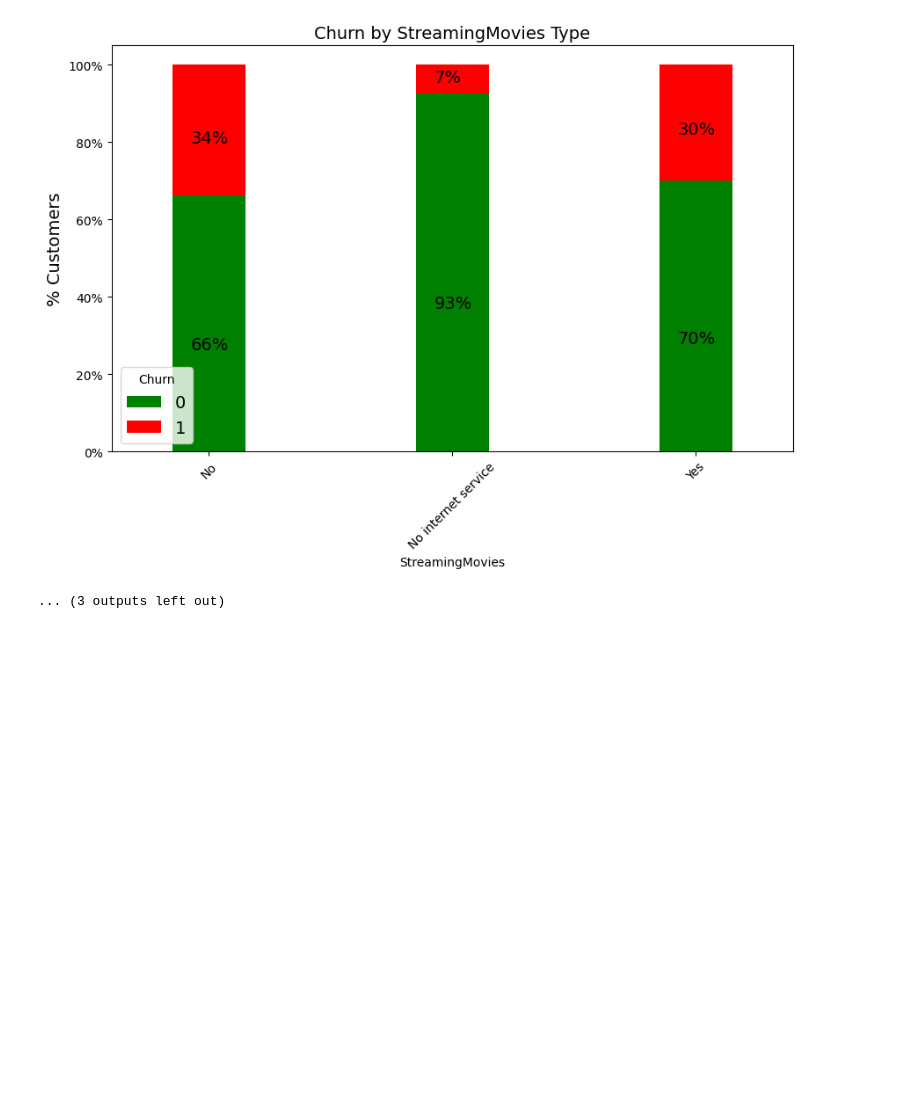
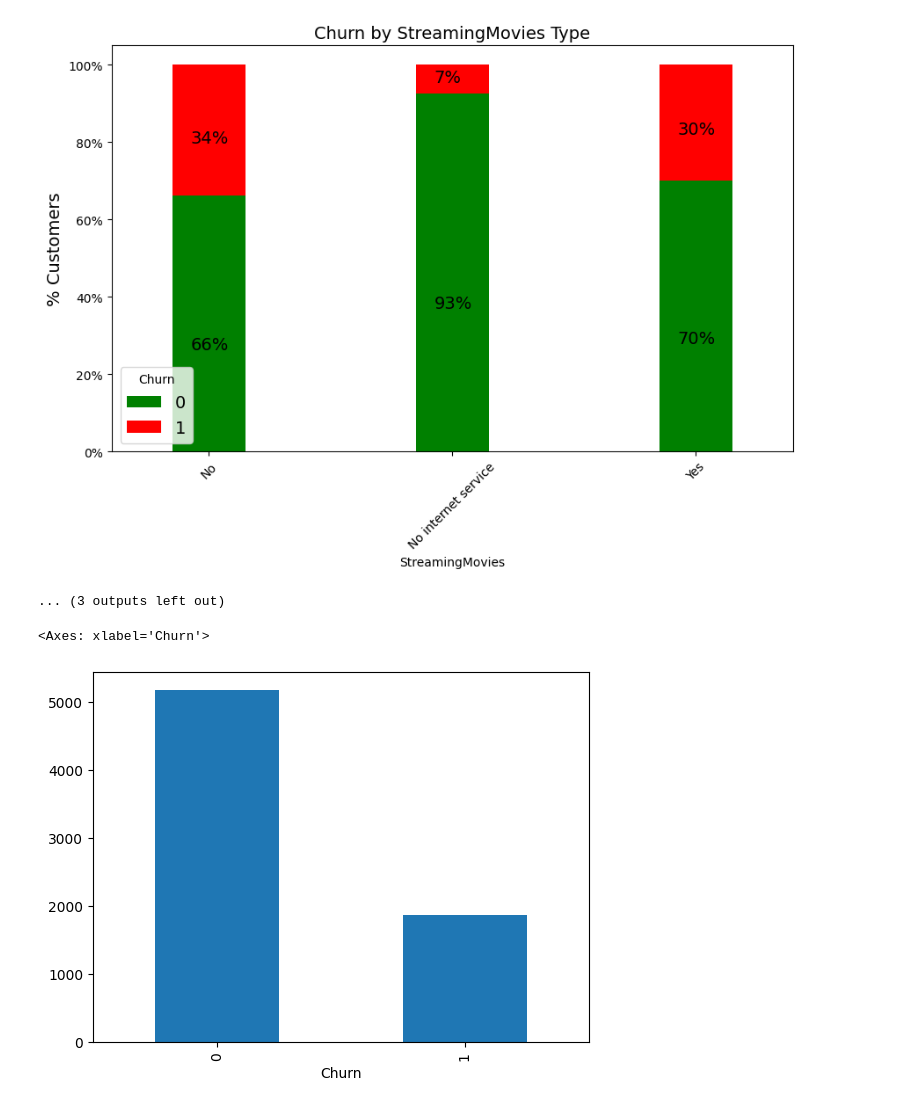
Before and after one commit to shanky474/pfizer_case_study_customer_churn, a Jupyter notebook: Customer_Churn_EDA.ipynb, the cells around one changed output. Saved outputs shown, nothing was run; the diff lists cells and outputs as text; code cells hidden in the pictures; blank space fills up the shorter version.

```diff
--- a/Customer_Churn_EDA.ipynb
+++ b/Customer_Churn_EDA.ipynb
@@ -288,3 +288,8 @@ for column_name in columns_list:
 [figure]
 [figure]
 ... (3 outputs left out)
+# %%
+df_fine_tune['Churn'].value_counts().plot(kind='bar')
+# %% [output]
+<Axes: xlabel='Churn'>
+[figure, added]
```
